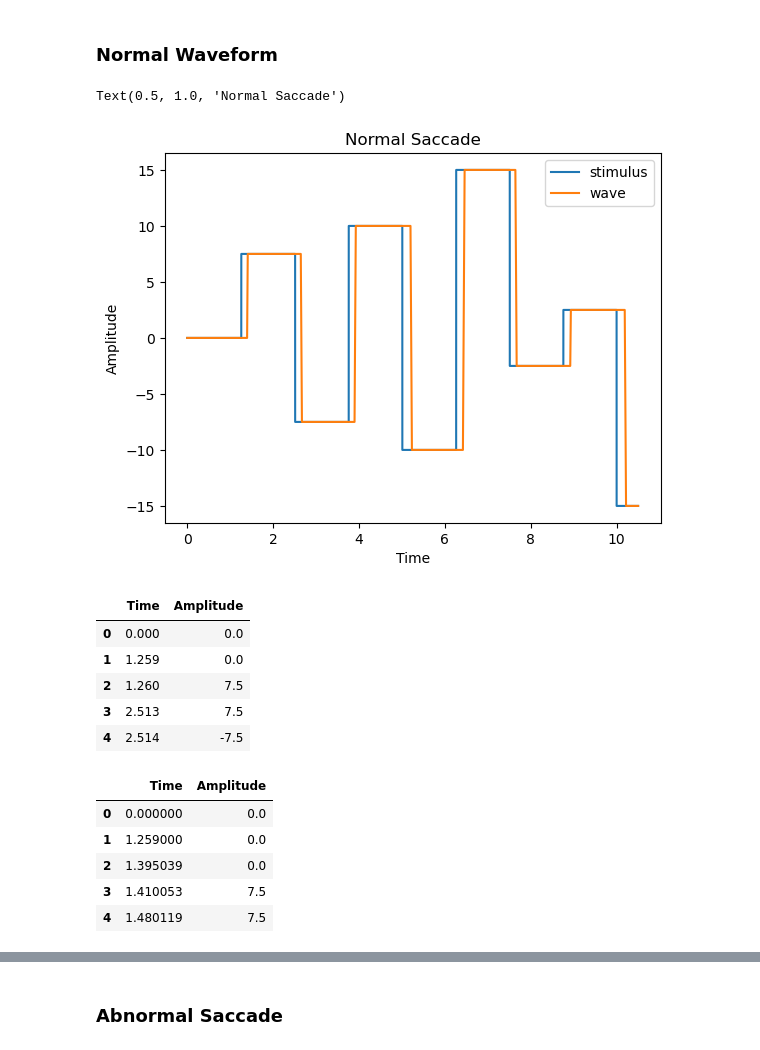
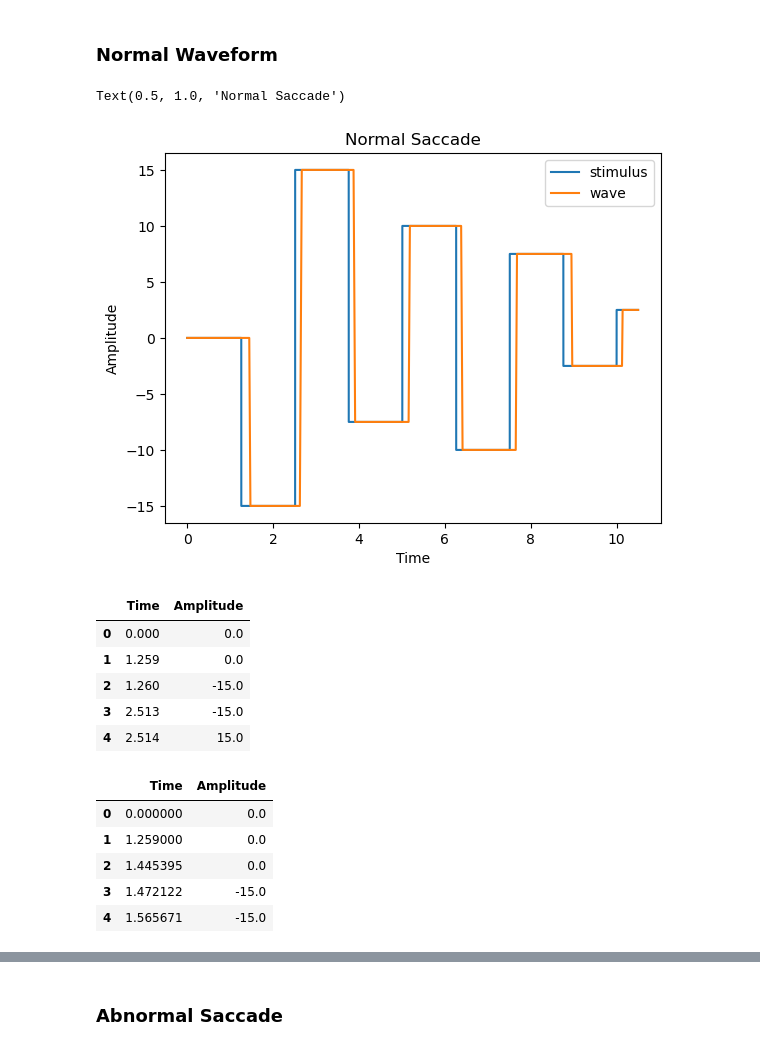
Before and after one commit to rsrini10/PCM, a Jupyter notebook: prelimwaveformcnnmodel.ipynb, the cells around one changed output, grey strips where cells are left out. Cells and saved outputs as stored; diff of their text form; code cells hidden in the pictures.

```diff
--- a/prelimwaveformcnnmodel.ipynb
+++ b/prelimwaveformcnnmodel.ipynb
@@ -369,17 +321,17 @@ def gen_waveform(stimulus, subject, condition, num):
       # print("Step 5:", final_amp, stim_time[idx + 2], time[-4:], wave[-4:])
   return time, wave, main_seq
 # %%
-stimulus = gen_target(left,right,0)
+stimulus = gen_target(left,right,1)
 time, wave, main_seq = gen_waveform(stimulus,"N","none",0)
 plt.plot(reconstructed_time,gen_reconstructed_laser(stimulus))
 plt.plot(time, wave)
 plt.legend(["stimulus","wave"])
 plt.ylabel("Amplitude")
 plt.xlabel("Time")
 plt.title("Normal Saccade")
 # %% [output]
 Text(0.5, 1.0, 'Normal Saccade')
-[figure, old version]
+[figure, new version]
 # %%
 reconst_laser = gen_reconstructed_laser(stimulus)
 reconstruction = pd.DataFrame([reconstructed_time,reconst_laser]).T
@@ -389,9 +341,9 @@ reconstruction.head()
 |  | Time | Amplitude |
 | 0 | 0.000 | 0.0 |
 | 1 | 1.259 | 0.0 |
-| 2 | 1.260 | 7.5 |
-| 3 | 2.513 | 7.5 |
-| 4 | 2.514 | -7.5 |
+| 2 | 1.260 | -15.0 |
+| 3 | 2.513 | -15.0 |
+| 4 | 2.514 | 15.0 |
 # %%
 patient = pd.DataFrame([time,wave]).T
 patient.columns = ["Time","Amplitude"]
@@ -400,9 +352,9 @@ patient.head()
 |  | Time | Amplitude |
 | 0 | 0.000000 | 0.0 |
 | 1 | 1.259000 | 0.0 |
-| 2 | 1.395039 | 0.0 |
-| 3 | 1.410053 | 7.5 |
-| 4 | 1.480119 | 7.5 |
+| 2 | 1.445395 | 0.0 |
+| 3 | 1.472122 | -15.0 |
+| 4 | 1.565671 | -15.0 |
 # %%
 combined_data = pd.merge(reconstruction,patient,how = 'outer',on = 'Time')
 combined_data.columns = ['Time','Stimulus','Patient']
```
Also changed, not shown: parts of 46 cells of this notebook.
